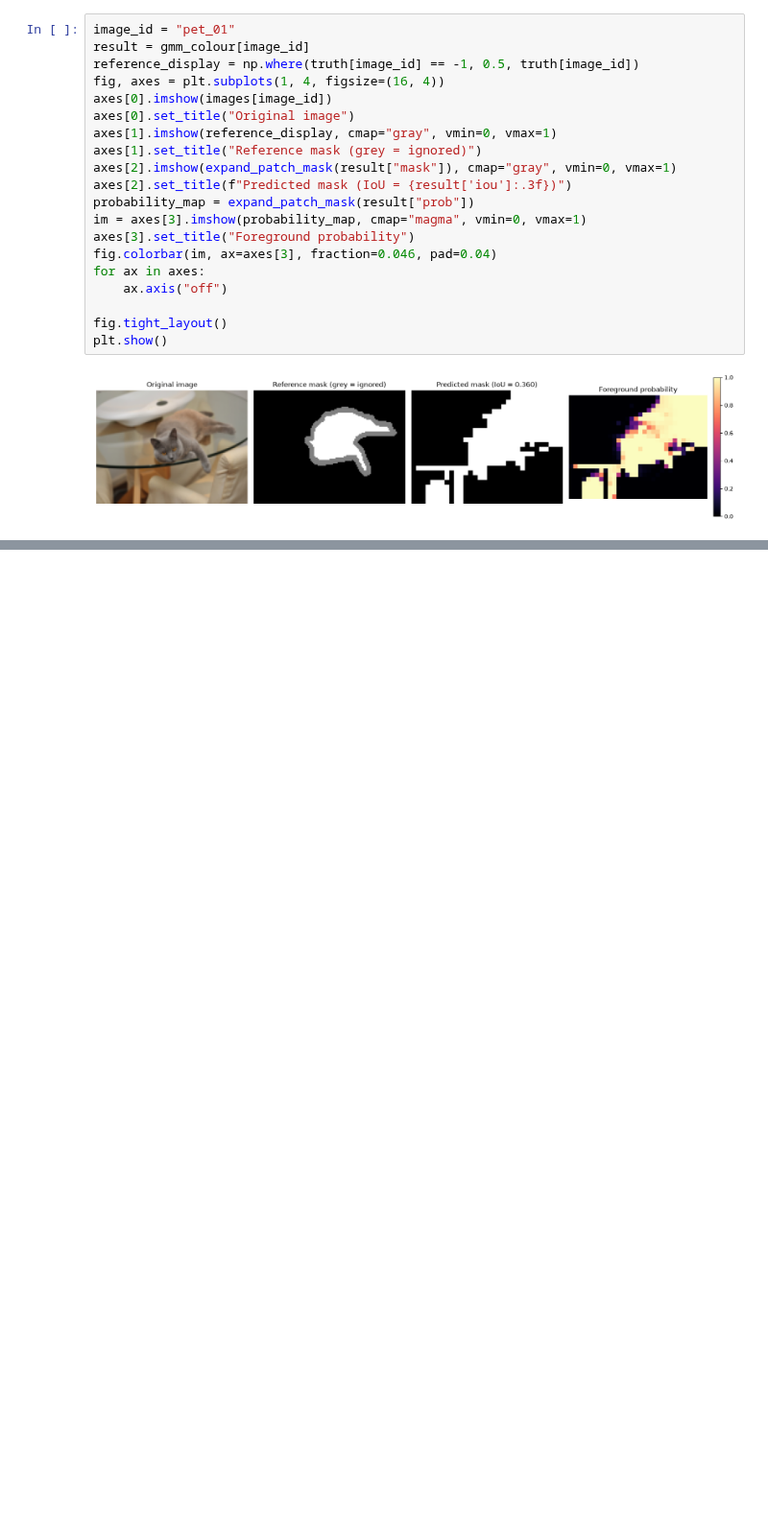
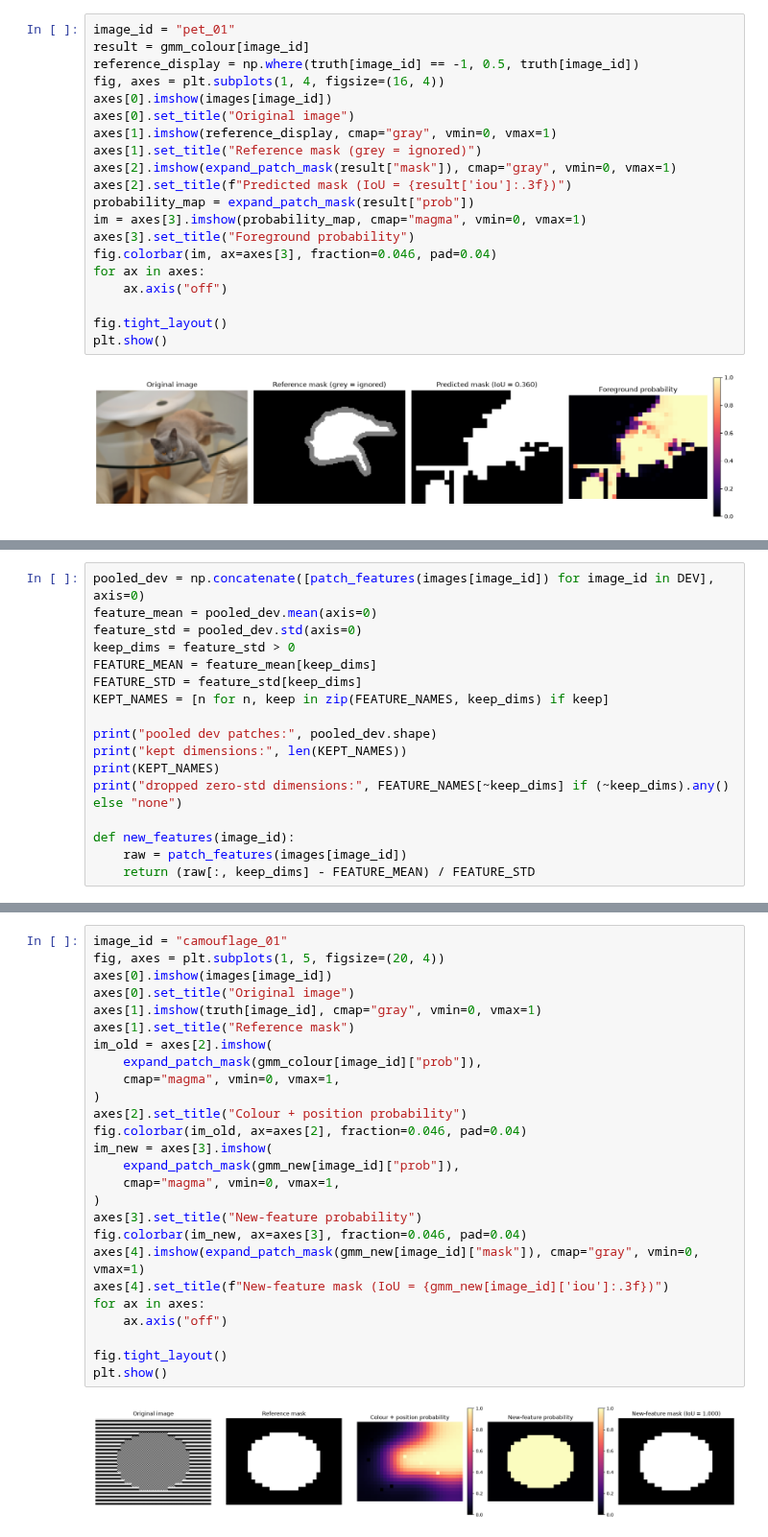
Before and after one commit to suryamanoj4/SMAI-A4, a Jupyter notebook: clustering.ipynb, the cells around one changed output, grey strips where cells are left out. Shown at 96% size. Cells and saved outputs as stored; diff of their text form; blank space fills up the shorter version.

Commit message:
completed the camouflage section

```diff
--- a/clustering.ipynb
+++ b/clustering.ipynb
@@ -365,0 +417,17 @@ plt.show()
+# %%
+pooled_dev = np.concatenate([patch_features(images[image_id]) for image_id in DEV], axis=0)
+feature_mean = pooled_dev.mean(axis=0)
+feature_std = pooled_dev.std(axis=0)
+keep_dims = feature_std > 0
+FEATURE_MEAN = feature_mean[keep_dims]
+FEATURE_STD = feature_std[keep_dims]
+KEPT_NAMES = [n for n, keep in zip(FEATURE_NAMES, keep_dims) if keep]
+
+print("pooled dev patches:", pooled_dev.shape)
+print("kept dimensions:", len(KEPT_NAMES))
+print(KEPT_NAMES)
+print("dropped zero-std dimensions:", FEATURE_NAMES[~keep_dims] if (~keep_dims).any() else "none")
+
+def new_features(image_id):
+    raw = patch_features(images[image_id])
+    return (raw[:, keep_dims] - FEATURE_MEAN) / FEATURE_STD
@@ -365,0 +491,28 @@ plt.show()
+# %%
+image_id = "camouflage_01"
+fig, axes = plt.subplots(1, 5, figsize=(20, 4))
+axes[0].imshow(images[image_id])
+axes[0].set_title("Original image")
+axes[1].imshow(truth[image_id], cmap="gray", vmin=0, vmax=1)
+axes[1].set_title("Reference mask")
+im_old = axes[2].imshow(
+    expand_patch_mask(gmm_colour[image_id]["prob"]),
+    cmap="magma", vmin=0, vmax=1,
+)
+axes[2].set_title("Colour + position probability")
+fig.colorbar(im_old, ax=axes[2], fraction=0.046, pad=0.04)
+im_new = axes[3].imshow(
+    expand_patch_mask(gmm_new[image_id]["prob"]),
+    cmap="magma", vmin=0, vmax=1,
+)
+axes[3].set_title("New-feature probability")
+fig.colorbar(im_new, ax=axes[3], fraction=0.046, pad=0.04)
+axes[4].imshow(expand_patch_mask(gmm_new[image_id]["mask"]), cmap="gray", vmin=0, vmax=1)
+axes[4].set_title(f"New-feature mask (IoU = {gmm_new[image_id]['iou']:.3f})")
+for ax in axes:
+    ax.axis("off")
+
+fig.tight_layout()
+plt.show()
+# %% [output]
+[figure, added]
```
Also changed, not shown: parts of 6 cells of this notebook.
